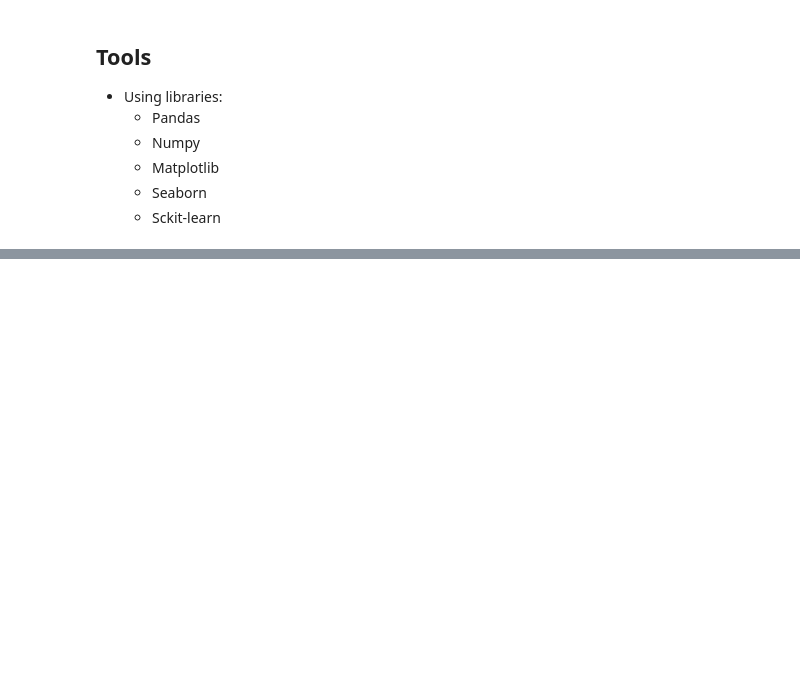
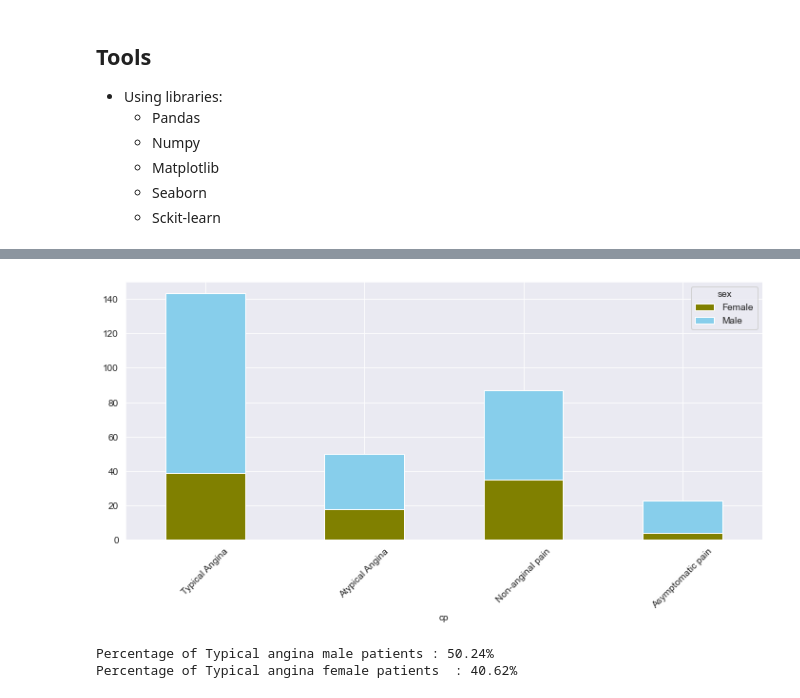
Before and after one commit to raiyan-aegon/My-Portfolio, a Jupyter notebook: Python/Machine Learning/Supervised Learning/Heart Disease/HeartDiseaseProject.ipynb, the cells around one changed output, grey strips where cells are left out. Drawn from its saved outputs; the diff is of its cells as text; code cells hidden in the pictures; blank space fills up the shorter version.

```diff
--- a/Python/Machine Learning/Supervised Learning/Heart Disease/HeartDiseaseProject.ipynb
+++ b/Python/Machine Learning/Supervised Learning/Heart Disease/HeartDiseaseProject.ipynb
@@ -102,0 +239,2 @@ from sklearn.metrics import plot_roc_curve
+# %%
+cp_sex_plot = data.groupby(['sex','cp']).size().reset_index().pivot(columns='sex',index='cp',values=0)
@@ -102,0 +250,3 @@ from sklearn.metrics import plot_roc_curve
+# %%
+cp_sex_plot.rename(columns={0:'Female',1:'Male'},inplace=True)
+cp_sex_plot.rename(index={0:'Typical Angina',1:'Atypical Angina',2:'Non-anginal pain',3:'Asymptomatic pain'},inplace=True)
@@ -102,0 +262,11 @@ from sklearn.metrics import plot_roc_curve
+# %%
+fig,ax= plt.subplots(figsize=(12,5))
+cp_sex_plot.plot(kind='bar',stacked=True,color=['olive','skyblue'],rot=45,ax=ax);
+# %% [output]
+[figure, added]
+# %%
+print("Percentage of Typical angina male patients : {:.2f}%".format((cp_sex_plot['Male']['Typical Angina']) / (cp_sex_plot['Male'].sum())*100))
+print("Percentage of Typical angina female patients  : {:.2f}%".format((cp_sex_plot['Female']['Typical Angina']) / (cp_sex_plot['Female'].sum())*100))
+# %% [output]
+Percentage of Typical angina male patients : 50.24%
+Percentage of Typical angina female patients  : 40.62%
```
Also changed, not shown: parts of 48 cells of this notebook, 1 other file.
